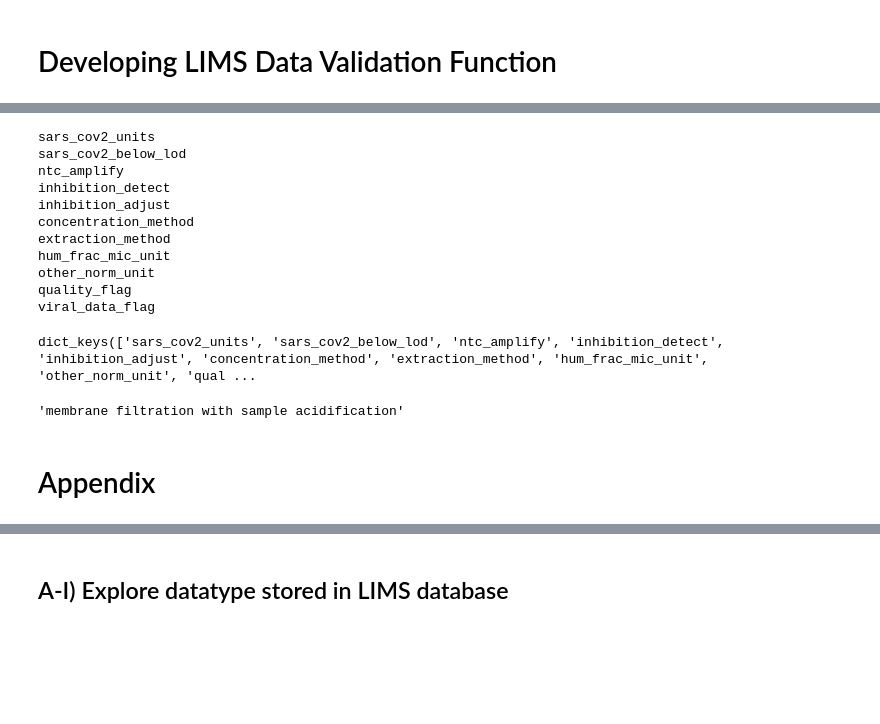
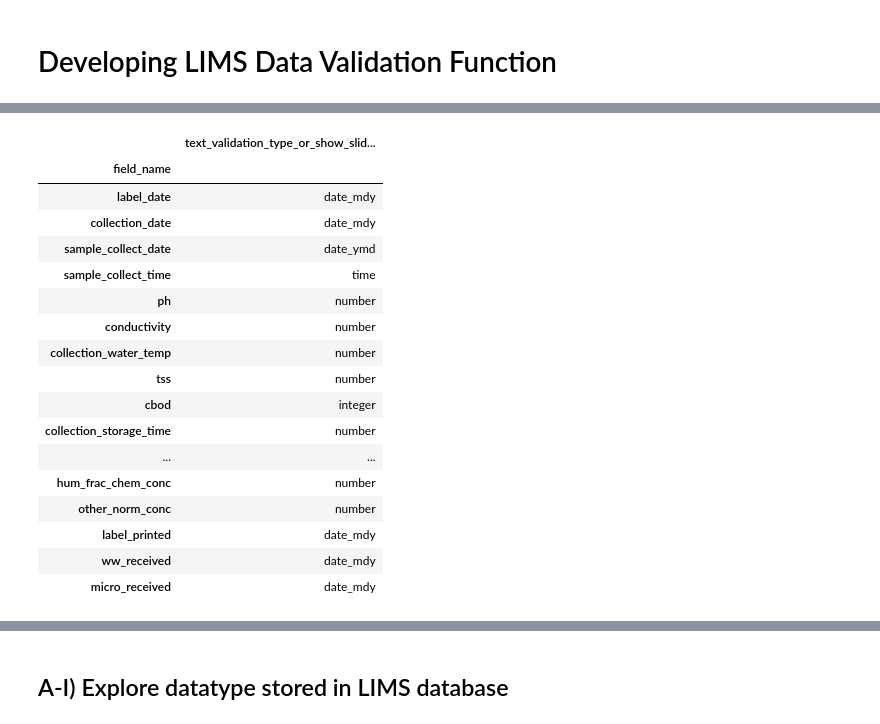
Before and after one commit to DOH-AXG5303/wastewater_covid_surveillance, a Jupyter notebook: Development_WW_data_process.ipynb, the cells around one changed output, grey strips where cells are left out. Cells and saved outputs as stored; diff of their text form; code cells hidden in the pictures; blank space fills up the shorter version.

```diff
--- a/Development_WW_data_process.ipynb
+++ b/Development_WW_data_process.ipynb
@@ -107,36 +187,23 @@ fields_with_choices = non_blank[mask].copy()  #real field choices are separated
-# %%
-#Extracting possible choices for values from dataframe and converting into a dictionary
-
-fields_dict = {}
-for i in fields_with_choices.iteritems():
-    string_to_process = i[1]
-
-    list_to_process = string_to_process.split(" | ") #list of strings with key, value pairs separated by ", " within each list
-    keys_values_list = [i.split(", ", 1) for i in list_to_process]
-    values_dict = {t[0]:t[1] for t in keys_values_list}
-
-    fields_dict[i[0]] =  values_dict
-
-    print(i[0])
-# %% [output]
-sars_cov2_units
-sars_cov2_below_lod
-ntc_amplify
-inhibition_detect
-inhibition_adjust
-concentration_method
-extraction_method
-hum_frac_mic_unit
-other_norm_unit
-quality_flag
-viral_data_flag
-# %%
-fields_dict.keys()
-# %% [output]
-dict_keys(['sars_cov2_units', 'sars_cov2_below_lod', 'ntc_amplify', 'inhibition_detect', 'inhibition_adjust', 'concentration_method', 'extraction_method', 'hum_frac_mic_unit', 'other_norm_unit', 'qual ...
-# %%
-fields_dict['concentration_method']['mf-acid']
-# %% [output]
-'membrane filtration with sample acidification'
-# %% [markdown]
-# Appendix
+# %%
+df = redcap_metadata_export(redcap_api_url, redcap_tokens_prod["PID171"])
+# %%
+df[~df["text_validation_type_or_show_slider_number"].isnull()][["text_validation_type_or_show_slider_number"]]
+# %% [output]
+|  | text_validation_type_or_show_slid... |
+| field_name |  |
+| label_date | date_mdy |
+| collection_date | date_mdy |
+| sample_collect_date | date_ymd |
+| sample_collect_time | time |
+| ph | number |
+| conductivity | number |
+| collection_water_temp | number |
+| tss | number |
+| cbod | integer |
+| collection_storage_time | number |
+| ... | ... |
+| hum_frac_chem_conc | number |
+| other_norm_conc | number |
+| label_printed | date_mdy |
+| ww_received | date_mdy |
+| micro_received | date_mdy |
```
Also changed, not shown: parts of 21 cells of this notebook.
